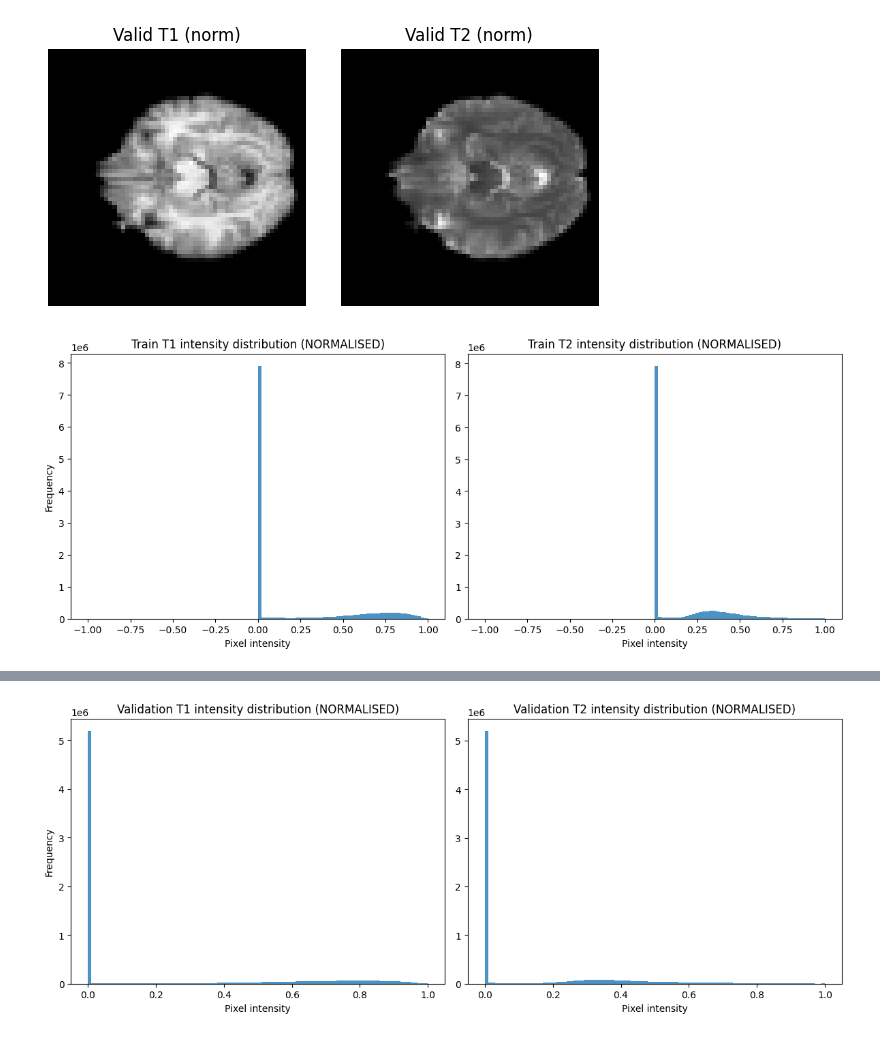
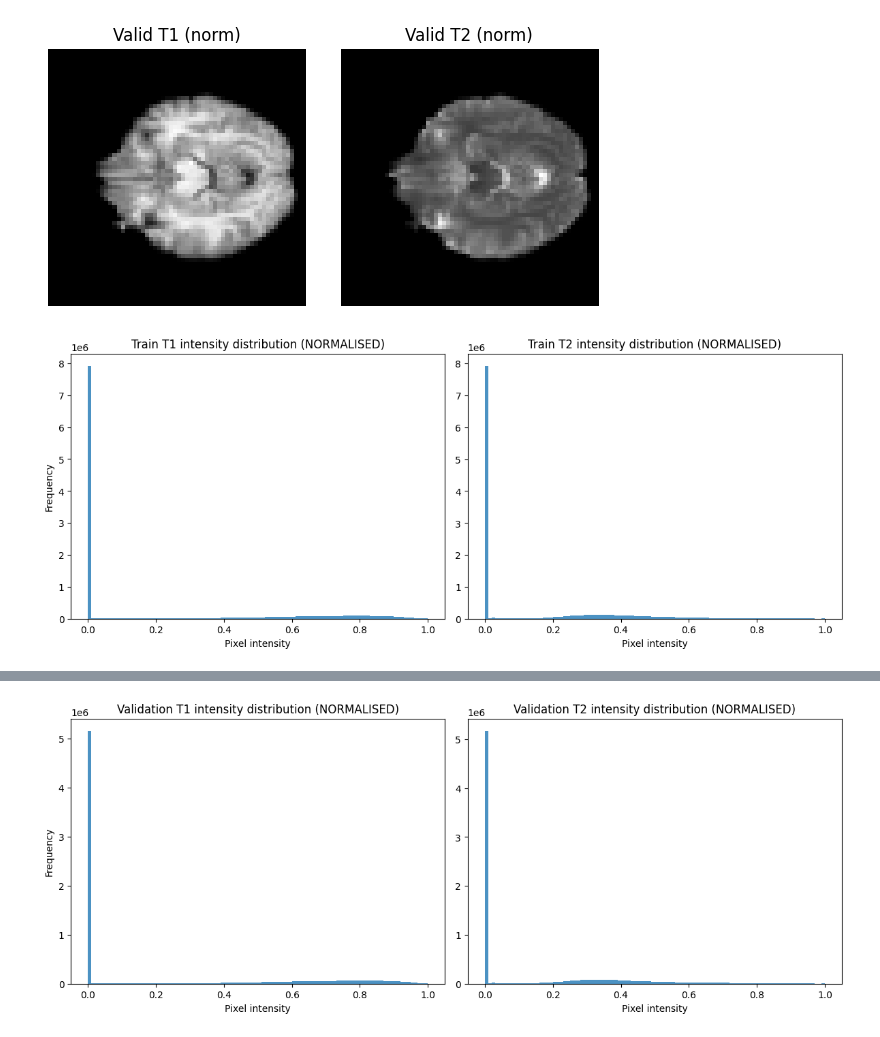
Before and after one commit to ada-hb525/ci_mpm, a Jupyter notebook: Assessment_Q1.ipynb, the cells around one changed output, grey strips where cells are left out. Drawn from its saved outputs; the diff is of its cells as text; code cells hidden in the pictures.

```diff
--- a/Assessment_Q1.ipynb
+++ b/Assessment_Q1.ipynb
@@ -425,32 +418,32 @@ show_pair(valid_dataset_norm, 10,  "Valid")
 # %%
 n_samples = 3000
 indices = np.random.choice(len(train_dataset_norm), size=n_samples, replace=False)
 
 t1_train_pixels = []
 t2_train_pixels = []
 
 for idx in indices:
     s = train_dataset_norm[int(idx)]
     t1_train_pixels.append(s["t1"].squeeze().numpy().flatten())
     t2_train_pixels.append(s["t2"].squeeze().numpy().flatten())
 
 t1_train_pixels = np.concatenate(t1_train_pixels)
 t2_train_pixels = np.concatenate(t2_train_pixels)
 
 plt.figure(figsize=(12,5))
 
 plt.subplot(1,2,1)
-plt.hist(t1_train_pixels, bins=100, range=(-1,1), alpha=0.8)
+plt.hist(t1_train_pixels, bins=100, range=(0,1), alpha=0.8)
 plt.title("Train T1 intensity distribution (NORMALISED)")
 plt.xlabel("Pixel intensity")
 plt.ylabel("Frequency")
 
 plt.subplot(1,2,2)
-plt.hist(t2_train_pixels, bins=100, range=(-1,1), alpha=0.8)
+plt.hist(t2_train_pixels, bins=100, range=(0,1), alpha=0.8)
 plt.title("Train T2 intensity distribution (NORMALISED)")
 plt.xlabel("Pixel intensity")
 
 plt.tight_layout()
 plt.show()
 # %% [output]
-[figure, old version]
+[figure, new version]
```
Also changed, not shown: parts of 16 cells of this notebook.
